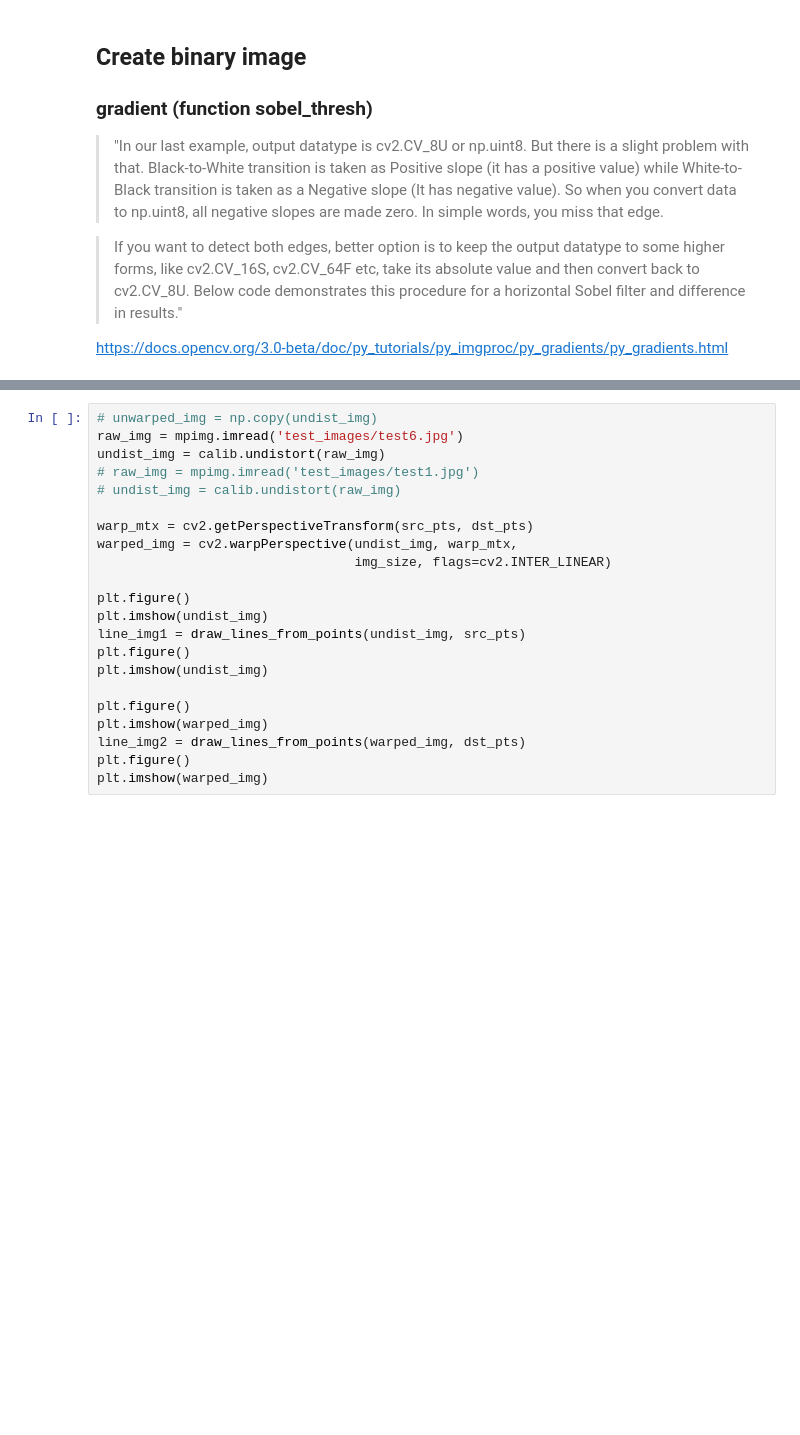
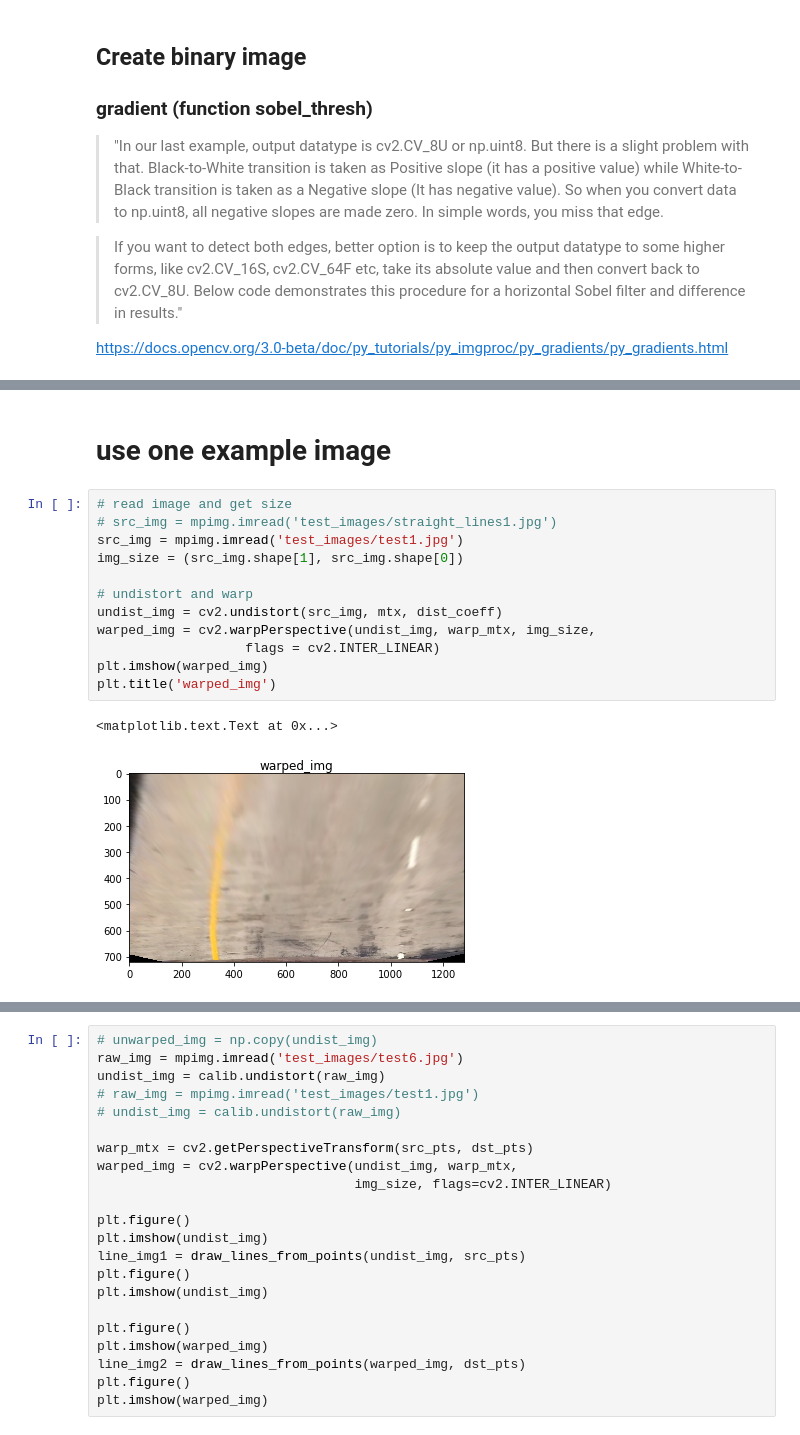
Before and after one commit to fstahl1/advanced_lane_finding, a Jupyter notebook: advanced_lane_finding.ipynb, the cells around one changed output, grey strips where cells are left out. Saved outputs shown, nothing was run; the diff lists cells and outputs as text; blank space fills up the shorter version.

Commit message:
histogram and sliding window checkpoint

```diff
--- a/advanced_lane_finding.ipynb
+++ b/advanced_lane_finding.ipynb
@@ -184,0 +225,17 @@ def grad_thresh(img, orient='x', kernel=3, sobel_thresh=(0, 255)):
+# %% [markdown]
+# use one example image
+# %%
+# read image and get size
+# src_img = mpimg.imread('test_images/straight_lines1.jpg')
+src_img = mpimg.imread('test_images/test1.jpg')
+img_size = (src_img.shape[1], src_img.shape[0])
+
+# undistort and warp
+undist_img = cv2.undistort(src_img, mtx, dist_coeff)
+warped_img = cv2.warpPerspective(undist_img, warp_mtx, img_size,
+                   flags = cv2.INTER_LINEAR)
+plt.imshow(warped_img)
+plt.title('warped_img')
+# %% [output]
+<matplotlib.text.Text at 0x...>
+[figure, added]
```
Also changed, not shown: parts of 24 cells of this notebook, 1 other file.
